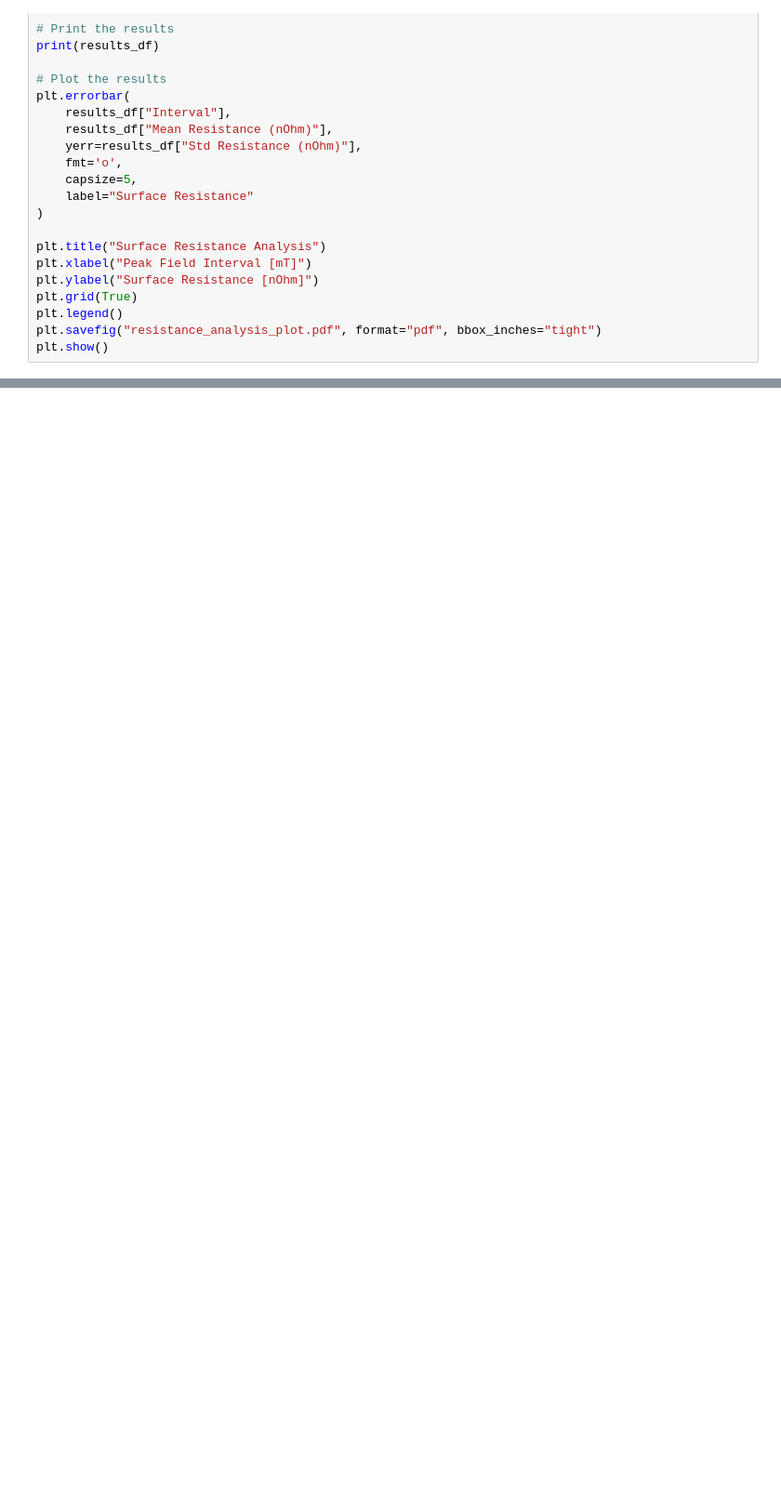
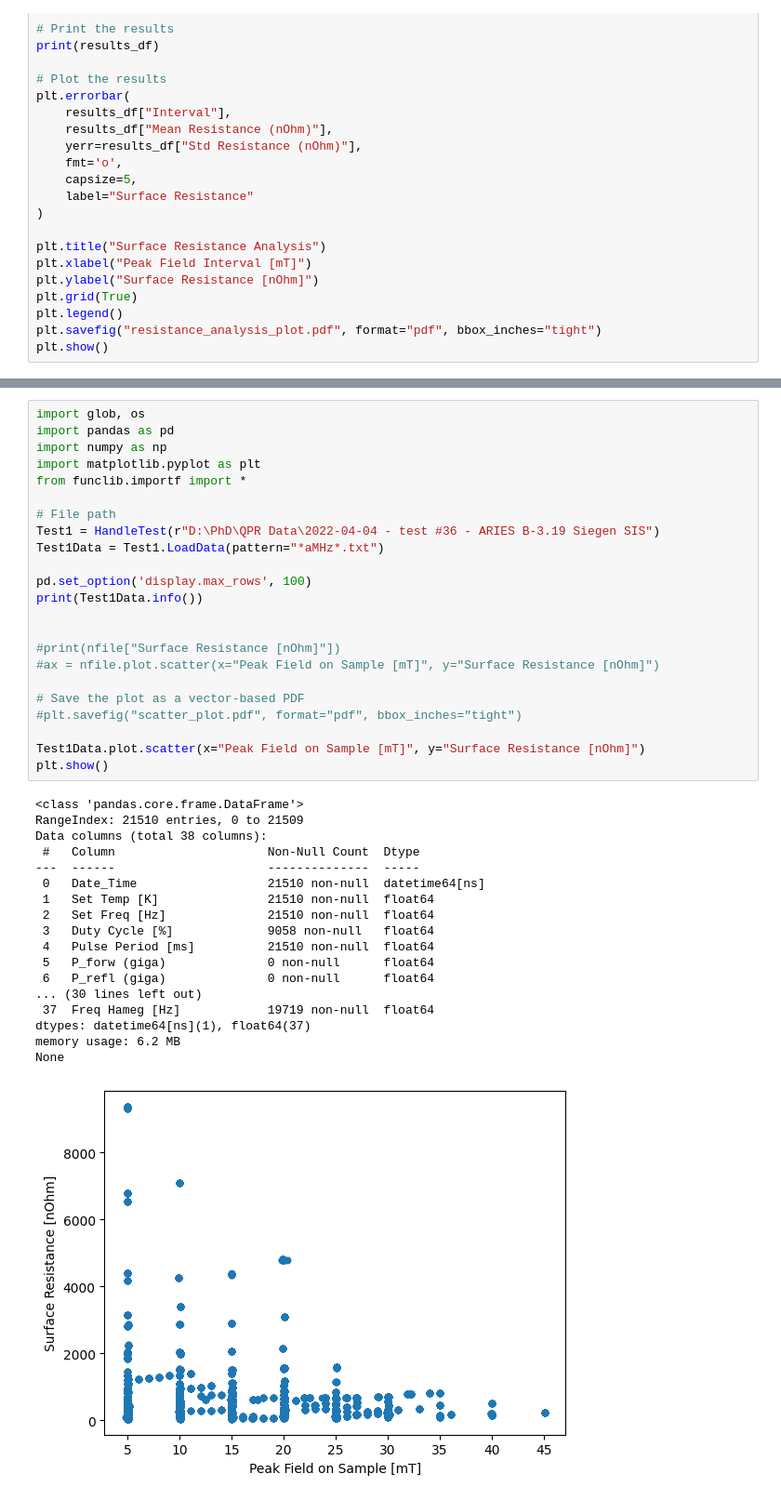
Before and after one commit to Dmitry-LO/QPR-Data-Analysis, a Jupyter notebook: main.ipynb, the cells around one changed output, grey strips where cells are left out. Shown at 93% size. Drawn from its saved outputs; the diff is of its cells as text; blank space fills up the shorter version.

```diff
--- a/main.ipynb
+++ b/main.ipynb
@@ -78,0 +77,42 @@ for file in matching_files:
+# %%
+import glob, os
+import pandas as pd
+import numpy as np
+import matplotlib.pyplot as plt
+from funclib.importf import *
+
+# File path
+Test1 = HandleTest(r"D:\PhD\QPR Data\2022-04-04 - test #36 - ARIES B-3.19 Siegen SIS")
+Test1Data = Test1.LoadData(pattern="*aMHz*.txt")
+
+pd.set_option('display.max_rows', 100)
+print(Test1Data.info())
+
+
+#print(nfile["Surface Resistance [nOhm]"])
+#ax = nfile.plot.scatter(x="Peak Field on Sample [mT]", y="Surface Resistance [nOhm]")
+
+# Save the plot as a vector-based PDF
+#plt.savefig("scatter_plot.pdf", format="pdf", bbox_inches="tight")
+
+Test1Data.plot.scatter(x="Peak Field on Sample [mT]", y="Surface Resistance [nOhm]")
+plt.show()
+# %% [output]
+<class 'pandas.core.frame.DataFrame'>
+RangeIndex: 21510 entries, 0 to 21509
+Data columns (total 38 columns):
+ #   Column                     Non-Null Count  Dtype
+---  ------                     --------------  -----
+ 0   Date_Time                  21510 non-null  datetime64[ns]
+ 1   Set Temp [K]               21510 non-null  float64
+ 2   Set Freq [Hz]              21510 non-null  float64
+ 3   Duty Cycle [%]             9058 non-null   float64
+ 4   Pulse Period [ms]          21510 non-null  float64
+ 5   P_forw (giga)              0 non-null      float64
+ 6   P_refl (giga)              0 non-null      float64
+... (30 lines left out)
+ 37  Freq Hameg [Hz]            19719 non-null  float64
+dtypes: datetime64[ns](1), float64(37)
+memory usage: 6.2 MB
+None
+[figure, added]
```
Also changed, not shown: parts of 1 cell of this notebook, 2 other files.
